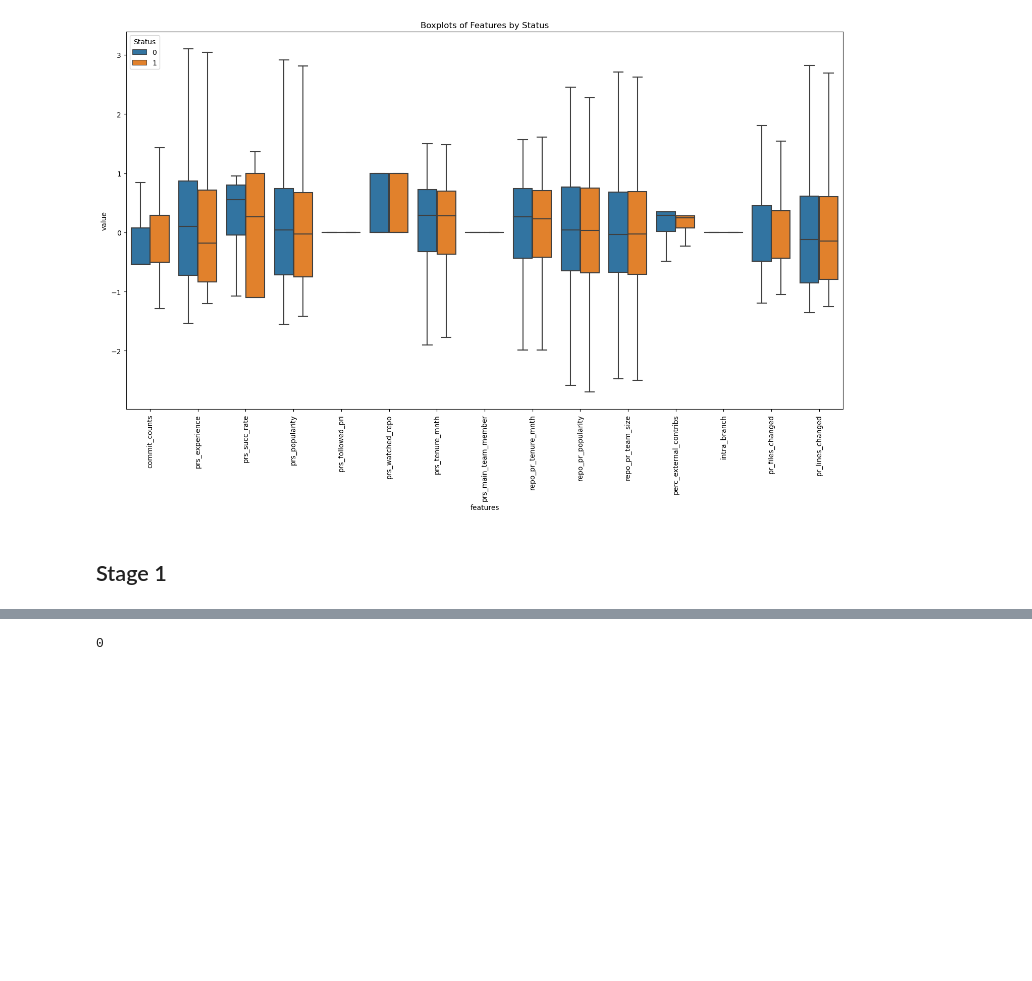
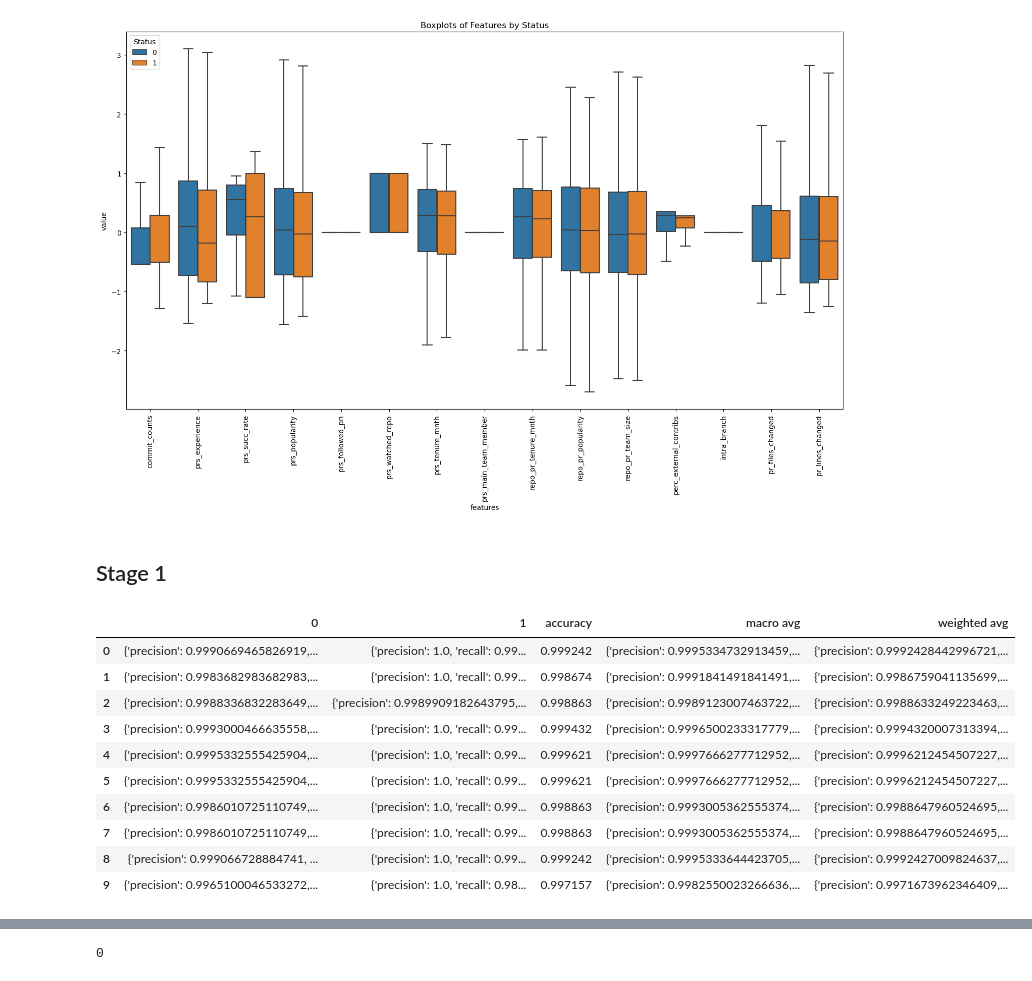
Before and after one commit to amirrshams/PR-comment-classifier, a Jupyter notebook: Dataset_mining/Classification.ipynb, the cells around one changed output, grey strips where cells are left out. Drawn from its saved outputs; the diff is of its cells as text; code cells hidden in the pictures; blank space fills up the shorter version.

```diff
--- a/Dataset_mining/Classification.ipynb
+++ b/Dataset_mining/Classification.ipynb
@@ -189,3 +179,17 @@ consistently_correct_df = df[consistently_correct]
 
 
 metrics_df = pd.DataFrame(all_accuracies)
+# %%
+metrics_df
+# %% [output]
+|  | 0 | 1 | accuracy | macro avg | weighted avg |
+| 0 | {'precision': 0.9990669465826919,... | {'precision': 1.0, 'recall': 0.99... | 0.999242 | {'precision': 0.9995334732913459,... | {'precision': 0.9992428442996721,... |
+| 1 | {'precision': 0.9983682983682983,... | {'precision': 1.0, 'recall': 0.99... | 0.998674 | {'precision': 0.9991841491841491,... | {'precision': 0.9986759041135699,... |
+| 2 | {'precision': 0.9988336832283649,... | {'precision': 0.9989909182643795,... | 0.998863 | {'precision': 0.9989123007463722,... | {'precision': 0.9988633249223463,... |
+| 3 | {'precision': 0.9993000466635558,... | {'precision': 1.0, 'recall': 0.99... | 0.999432 | {'precision': 0.9996500233317779,... | {'precision': 0.9994320007313394,... |
+| 4 | {'precision': 0.9995332555425904,... | {'precision': 1.0, 'recall': 0.99... | 0.999621 | {'precision': 0.9997666277712952,... | {'precision': 0.9996212454507227,... |
+| 5 | {'precision': 0.9995332555425904,... | {'precision': 1.0, 'recall': 0.99... | 0.999621 | {'precision': 0.9997666277712952,... | {'precision': 0.9996212454507227,... |
+| 6 | {'precision': 0.9986010725110749,... | {'precision': 1.0, 'recall': 0.99... | 0.998863 | {'precision': 0.9993005362555374,... | {'precision': 0.9988647960524695,... |
+| 7 | {'precision': 0.9986010725110749,... | {'precision': 1.0, 'recall': 0.99... | 0.998863 | {'precision': 0.9993005362555374,... | {'precision': 0.9988647960524695,... |
+| 8 | {'precision': 0.999066728884741, ... | {'precision': 1.0, 'recall': 0.99... | 0.999242 | {'precision': 0.9995333644423705,... | {'precision': 0.9992427009824637,... |
+| 9 | {'precision': 0.9965100046533272,... | {'precision': 1.0, 'recall': 0.98... | 0.997157 | {'precision': 0.9982550023266636,... | {'precision': 0.9971673962346409,... |
```
Also changed, not shown: parts of 4 cells of this notebook.
